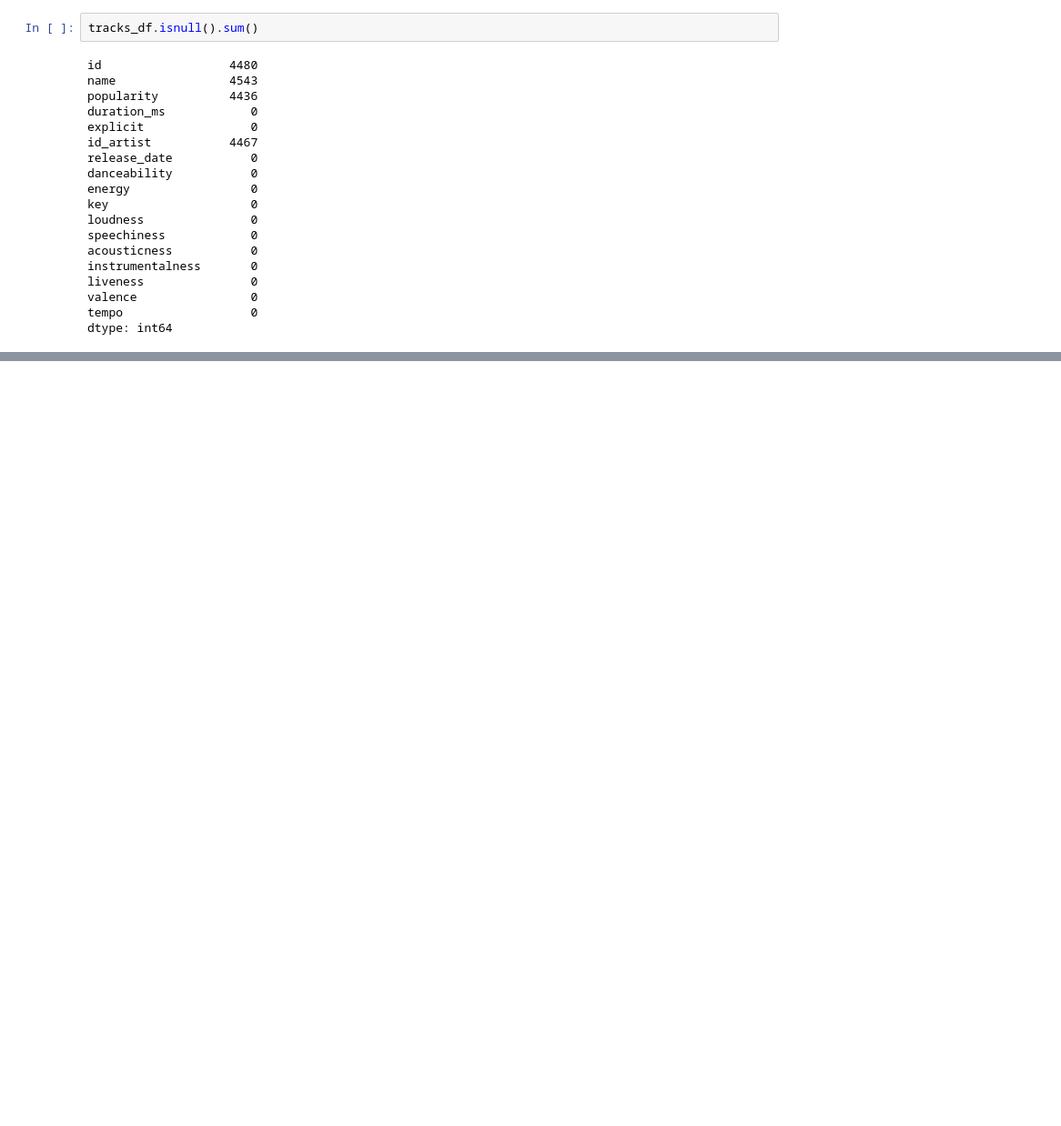
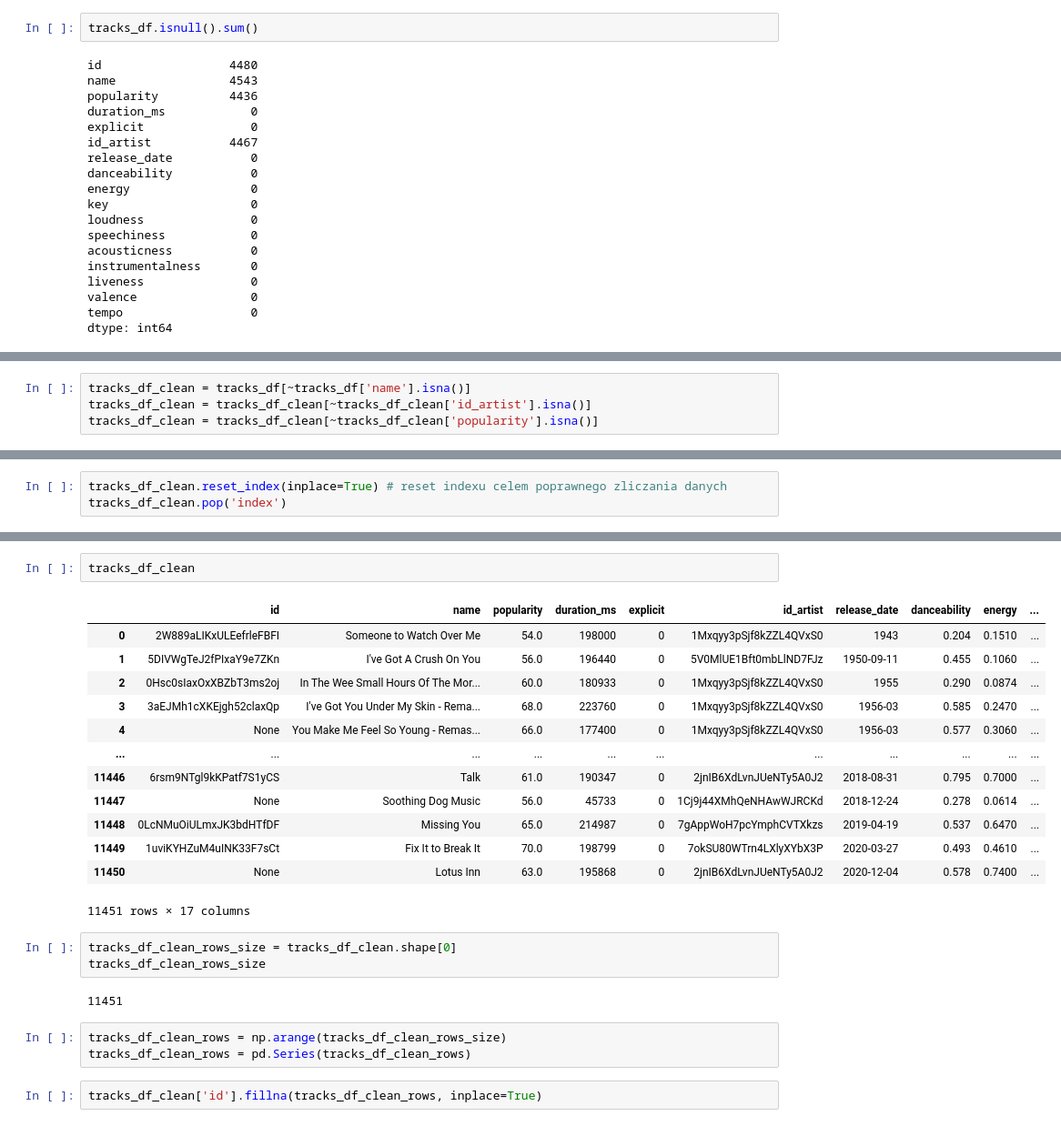
Before and after one commit to zxcvwrs/spotify-songs-ML, a Jupyter notebook: analiza_danych.ipynb, the cells around one changed output, grey strips where cells are left out. Shown: that part at 91% size. Saved outputs shown, nothing was run; the diff lists cells and outputs as text; blank space fills up the shorter version.

```diff
--- a/analiza_danych.ipynb
+++ b/analiza_danych.ipynb
@@ -400,0 +574,4 @@ tracks_df.describe(include=object)
+# %%
+tracks_df_clean = tracks_df[~tracks_df['name'].isna()]
+tracks_df_clean = tracks_df_clean[~tracks_df_clean['id_artist'].isna()]
+tracks_df_clean = tracks_df_clean[~tracks_df_clean['popularity'].isna()]
@@ -400,0 +599,3 @@ tracks_df.describe(include=object)
+# %%
+tracks_df_clean.reset_index(inplace=True) # reset indexu celem poprawnego zliczania danych
+tracks_df_clean.pop('index')
@@ -400,0 +615,26 @@ tracks_df.describe(include=object)
+# %%
+tracks_df_clean
+# %% [output]
+|  | id | name | popularity | duration_ms | explicit | id_artist | release_date | danceability | energy | ... |
+| 0 | 2W889aLIKxULEefrleFBFI | Someone to Watch Over Me | 54.0 | 198000 | 0 | 1Mxqyy3pSjf8kZZL4QVxS0 | 1943 | 0.204 | 0.1510 | ... |
+| 1 | 5DIVWgTeJ2fPIxaY9e7ZKn | I've Got A Crush On You | 56.0 | 196440 | 0 | 5V0MlUE1Bft0mbLlND7FJz | 1950-09-11 | 0.455 | 0.1060 | ... |
+| 2 | 0Hsc0sIaxOxXBZbT3ms2oj | In The Wee Small Hours Of The Mor... | 60.0 | 180933 | 0 | 1Mxqyy3pSjf8kZZL4QVxS0 | 1955 | 0.290 | 0.0874 | ... |
+| 3 | 3aEJMh1cXKEjgh52claxQp | I've Got You Under My Skin - Rema... | 68.0 | 223760 | 0 | 1Mxqyy3pSjf8kZZL4QVxS0 | 1956-03 | 0.585 | 0.2470 | ... |
+| 4 | None | You Make Me Feel So Young - Remas... | 66.0 | 177400 | 0 | 1Mxqyy3pSjf8kZZL4QVxS0 | 1956-03 | 0.577 | 0.3060 | ... |
+| ... | ... | ... | ... | ... | ... | ... | ... | ... | ... | ... |
+| 11446 | 6rsm9NTgl9kKPatf7S1yCS | Talk | 61.0 | 190347 | 0 | 2jnIB6XdLvnJUeNTy5A0J2 | 2018-08-31 | 0.795 | 0.7000 | ... |
+| 11447 | None | Soothing Dog Music | 56.0 | 45733 | 0 | 1Cj9j44XMhQeNHAwWJRCKd | 2018-12-24 | 0.278 | 0.0614 | ... |
+| 11448 | 0LcNMuOiULmxJK3bdHTfDF | Missing You | 65.0 | 214987 | 0 | 7gAppWoH7pcYmphCVTXkzs | 2019-04-19 | 0.537 | 0.6470 | ... |
+| 11449 | 1uviKYHZuM4uINK33F7sCt | Fix It to Break It | 70.0 | 198799 | 0 | 7okSU80WTrn4LXlyXYbX3P | 2020-03-27 | 0.493 | 0.4610 | ... |
+| 11450 | None | Lotus Inn | 63.0 | 195868 | 0 | 2jnIB6XdLvnJUeNTy5A0J2 | 2020-12-04 | 0.578 | 0.7400 | ... |
+11451 rows × 17 columns
+# %%
+tracks_df_clean_rows_size = tracks_df_clean.shape[0]
+tracks_df_clean_rows_size
+# %% [output]
+11451
+# %%
+tracks_df_clean_rows = np.arange(tracks_df_clean_rows_size)
+tracks_df_clean_rows = pd.Series(tracks_df_clean_rows)
+# %%
+tracks_df_clean['id'].fillna(tracks_df_clean_rows, inplace=True)
```
Also changed, not shown: parts of 34 cells of this notebook, 2 other files.
